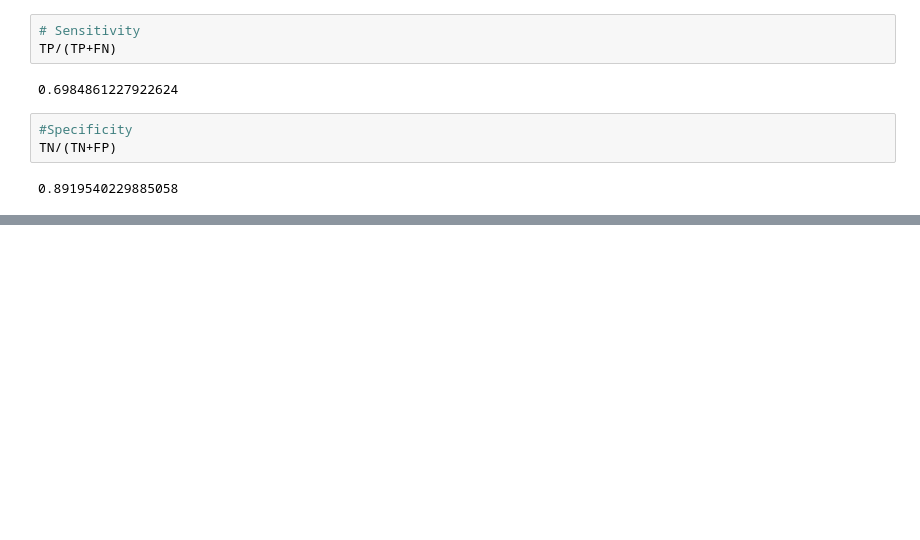
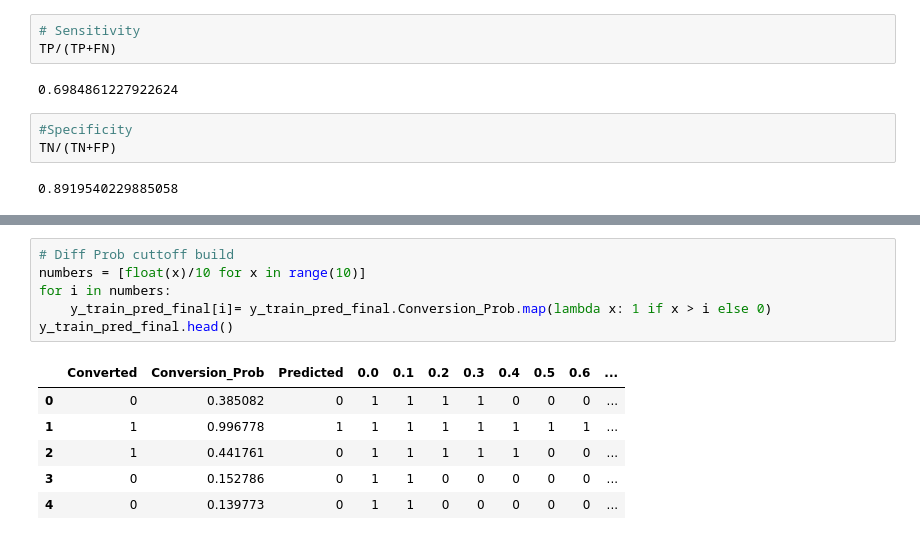
Before and after one commit to charudavis/UpGrad_CaseStudy_Lead, a Jupyter notebook: LeadScoring_CS_Model.ipynb, the cells around one changed output, grey strips where cells are left out. Cells and saved outputs as stored; diff of their text form; blank space fills up the shorter version.

```diff
--- a/LeadScoring_CS_Model.ipynb
+++ b/LeadScoring_CS_Model.ipynb
@@ -1142,0 +1169,13 @@ TN/(TN+FP)
+# %%
+# Diff Prob cuttoff build
+numbers = [float(x)/10 for x in range(10)]
+for i in numbers:
+    y_train_pred_final[i]= y_train_pred_final.Conversion_Prob.map(lambda x: 1 if x > i else 0)
+y_train_pred_final.head()
+# %% [output]
+|  | Converted | Conversion_Prob | Predicted | 0.0 | 0.1 | 0.2 | 0.3 | 0.4 | 0.5 | 0.6 | ... |
+| 0 | 0 | 0.385082 | 0 | 1 | 1 | 1 | 1 | 0 | 0 | 0 | ... |
+| 1 | 1 | 0.996778 | 1 | 1 | 1 | 1 | 1 | 1 | 1 | 1 | ... |
+| 2 | 1 | 0.441761 | 0 | 1 | 1 | 1 | 1 | 1 | 0 | 0 | ... |
+| 3 | 0 | 0.152786 | 0 | 1 | 1 | 0 | 0 | 0 | 0 | 0 | ... |
+| 4 | 0 | 0.139773 | 0 | 1 | 1 | 0 | 0 | 0 | 0 | 0 | ... |
```
Also changed, not shown: parts of 18 cells of this notebook.
